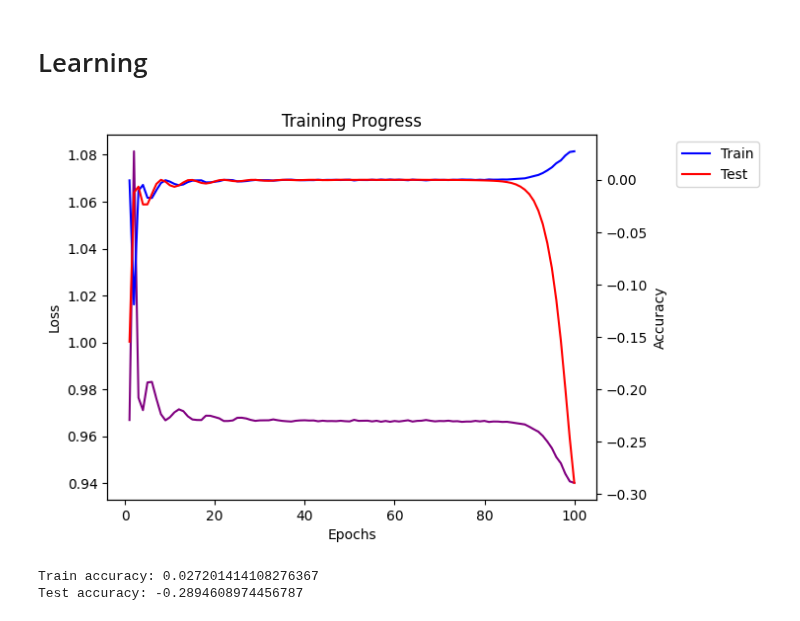
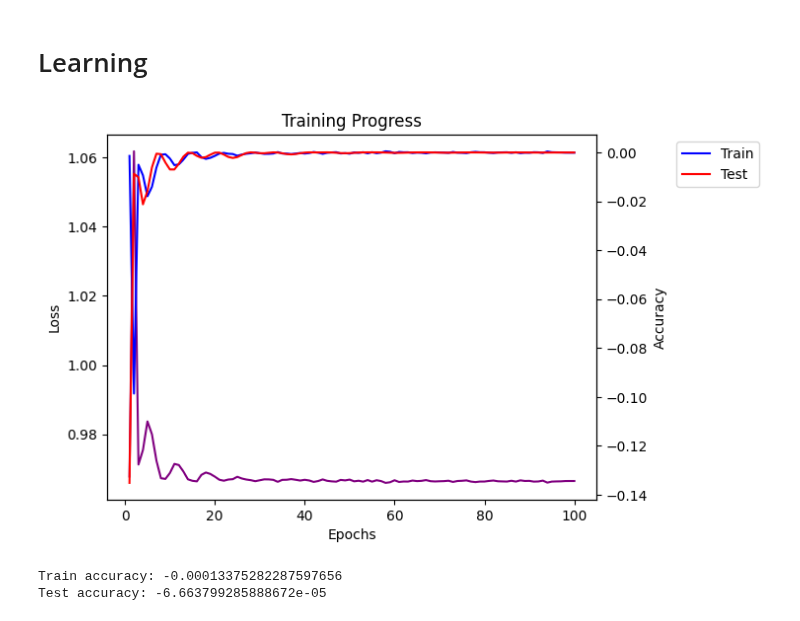
Before and after one commit to JasaZnidar/Predvidenje-zmagovalca-vaterpolo, a Jupyter notebook: Diplomska_naloga.ipynb, the cells around one changed output. Drawn from its saved outputs; the diff is of its cells as text; code cells hidden in the pictures.

Commit message:
Vračanje na bolj enostavne modele

```diff
--- a/Diplomska_naloga.ipynb
+++ b/Diplomska_naloga.ipynb
@@ -465,7 +454,7 @@ def createData(match_data: dict[str, list], N: int = -1):
 # @title Settings
 num_epoch = 100
 
-lr = 0.01
+lr = 0.02
 dropout_p = 0.1
 crit = torch.nn.MSELoss()
 acc = M.R2Score()
@@ -487,8 +476,8 @@ class model(torch.nn.Module):
       self.gcn.append(nn.HeteroConv({
         ('playerInMatch', 'playerInstance', 'player'): nn.SAGEConv((-1, -1), channels[i], add_self_loops=False),
         ('player', 'playerInstance', 'playerInMatch'): nn.SAGEConv((-1, -1), channels[i], add_self_loops=False),
-        ('teamInMatch', 'played', 'playerInMatch'): nn.GATConv((-1, -1), channels[i], add_self_loops=False), # use GAT in order to consider players and goalkeepers diferently
-        ('playerInMatch', 'played', 'teamInMatch'): nn.GATConv((-1, -1), channels[i], add_self_loops=False), # use GAT in order to consider players and goalkeepers diferently
+        ('teamInMatch', 'played', 'playerInMatch'): nn.SAGEConv((-1, -1), channels[i], add_self_loops=False), # use GAT in order to consider players and goalkeepers diferently
+        ('playerInMatch', 'played', 'teamInMatch'): nn.SAGEConv((-1, -1), channels[i], add_self_loops=False), # use GAT in order to consider players and goalkeepers diferently
         ('teamInMatch', 'teamInstance', 'team'): nn.SAGEConv((-1, -1), channels[i], add_self_loops=False),
         ('team', 'teamInstance', 'teamInMatch'): nn.SAGEConv((-1, -1), channels[i], add_self_loops=False),
         ('teamInMatch', 'result', 'teamInMatch'): nn.GraphConv((-1, -1), channels[i], add_self_loops=False),  # GraphConv uses weight
@@ -500,7 +489,7 @@ class model(torch.nn.Module):
     # calculate values for each team
     for module in self.gcn:
       # Forward
-      x_dict = module(x_dict, edge_index_dict, edge_attr_dict=edge_attr_dict, edge_weight_dict=edge_weight_dict)
+      x_dict = module(x_dict, edge_index_dict, edge_weight_dict=edge_weight_dict)#, edge_attr_dict=edge_attr_dict, edge_weight_dict=edge_weight_dict)
       for node in x_dict:
         x_dict[node] = F.dropout(x_dict[node], p=self.dropout, training=self.training)
         if x_dict[node].isnan().any() or x_dict[node].isinf().any():
@@ -540,7 +529,7 @@ class model(torch.nn.Module):
     return x
 # %%
 # @title Run learning and testing
-gcn = model([128, 256, 512, 512, 512], device=device, dropout=dropout_p)
+gcn = model([32, 64, 128, 128, 128, 128], device=device, dropout=dropout_p)
 optimizer = torch.optim.Adam(gcn.parameters(), lr=lr)
 
 # prepare train dicts
@@ -603,33 +592,33 @@ for epoch in range(num_epoch):
   pred = gcn(test_x_dict, test_edge_index_dict, test_edge_attr_dict, test_edge_weight_dict)[-N:]
   ground_truth = train_data['teamInMatch', 'result', 'teamInMatch'].result.to(device)[-N:]
   acc.reset()
   acc.update(pred, ground_truth)
   test_acc.append(acc.compute().item())
 
 #===============================================================================
 # Plot result
 #===============================================================================
 print("\r", end="")
 warnings.filterwarnings("ignore", category=UserWarning, message="No artists with labels found to put in legend")
 
 fig, ax1 = plt.subplots()
 ax2 = ax1.twinx()
 
 ax1.set_xlabel("Epochs")
 ax1.set_ylabel("Loss")
 ax2.set_ylabel("Accuracy")
 
 ax1.plot(epochs, loss_values, label='Loss', color='purple')
 ax2.plot(epochs, train_acc, label='Train', color='blue')
 ax2.plot(epochs, test_acc, label='Test', color='red')
 
 plt.title("Training Progress")
 plt.legend(labels=['Train', 'Test', 'Loss'], loc="upper left", bbox_to_anchor=(1.15, 1.0))
 plt.show()
 
 print("Train accuracy:", train_acc[-1])
 print("Test accuracy:", test_acc[-1])
 # %% [output]
-[figure, old version]
+[figure, new version]
-Train accuracy: 0.027201414108276367
-Test accuracy: -0.2894608974456787
+Train accuracy: -0.00013375282287597656
+Test accuracy: -6.663799285888672e-05
```
Also changed, not shown: parts of 1 cell of this notebook.
